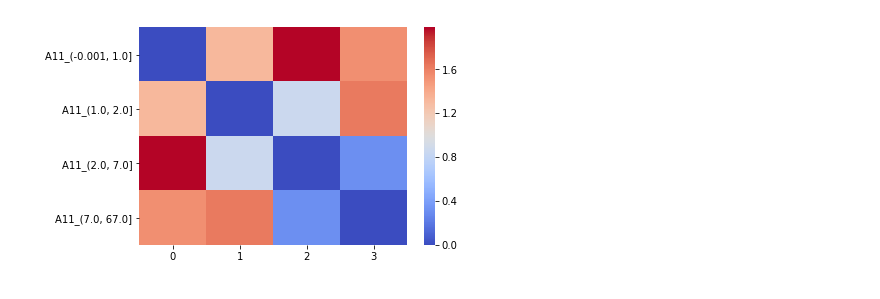
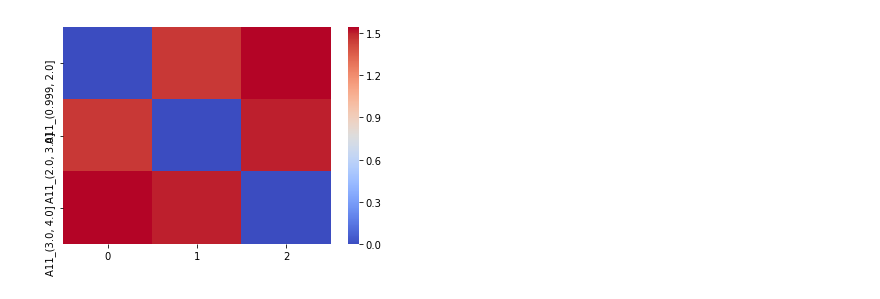
Before and after one commit to Wook0129/semantic_binning, a Jupyter notebook: test_credit2.ipynb, the cells around one changed output. Drawn from its saved outputs; the diff is of its cells as text; code cells hidden in the pictures.

Commit message:
add plot for exp

```diff
--- a/test_credit2.ipynb
+++ b/test_credit2.ipynb
@@ -11,11 +12,11 @@ var_dict = dict(
 exp = Experiment('data/credit2.csv',
                  var_dict,
                  embedding_dim=8,
-                 lr=0.1,
+                 lr=0.2,
                  cv=5,
                  weight_decay=0.0,
                  batch_size=1024,
-                 n_epoch=150,
+                 n_epoch=100,
                  verbose=True,
-                 n_bins_range=range(2, 21),
-                 n_init_bins_list=[10,15,20,25,30])
+                 n_bins_range=[3, 5, 10],
+                 n_init_bins_list=[5, 10, 15])
@@ -40,4 +187,4 @@ sb.plot_pairwise_distance_between_bins('A8')
 # %%
-sb.plot_pairwise_distance_between_bins('A11')
+exp.semantic_binning.plot_pairwise_distance_between_bins('A11')
 # %% [output]
-[figure, old version]
+[figure, new version]
```
Also changed, not shown: parts of 19 cells of this notebook, 10 other files.
